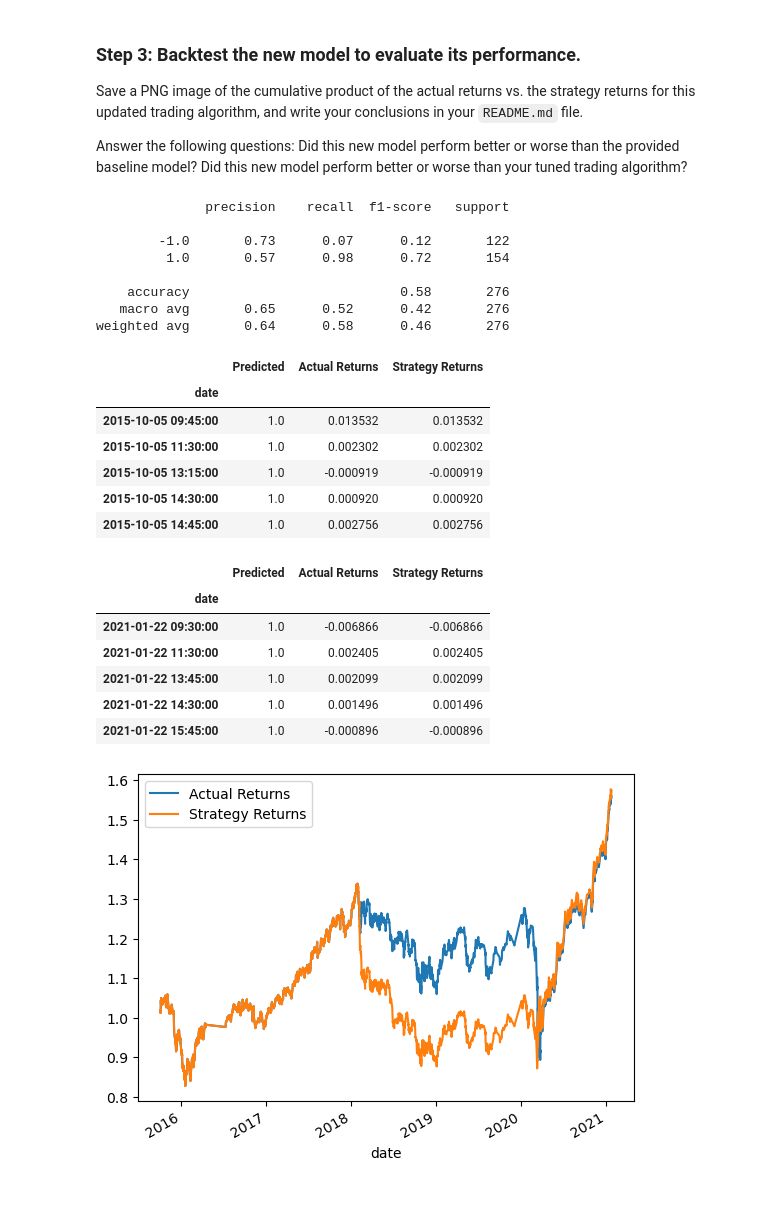
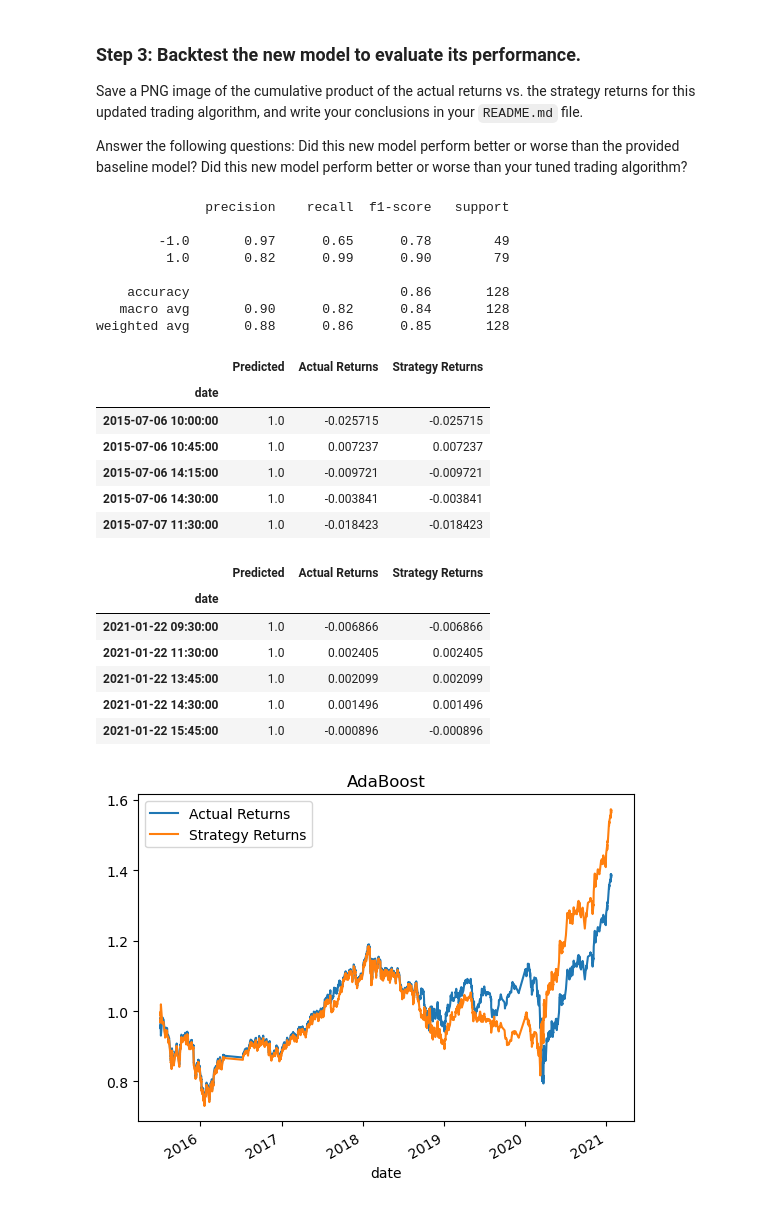
Before and after one commit to apakuki/FinTechBC-Homework-Unit14, a Jupyter notebook: Starter_Code/machine_learning_trading_bot.ipynb, the cells around one changed output. Cells and saved outputs as stored; diff of their text form; code cells hidden in the pictures.

```diff
--- a/Starter_Code/machine_learning_trading_bot.ipynb
+++ b/Starter_Code/machine_learning_trading_bot.ipynb
@@ -428,10 +431,12 @@ In this section, you’ll use the original parameters that the starter code prov
 # Import a new classifier from SKLearn
 # YOUR CODE HERE
 from sklearn.linear_model import LogisticRegression
+from sklearn.ensemble import AdaBoostClassifier
 
 # Initiate the model instance
 # YOUR CODE HERE
-logistic_regression_model = LogisticRegression()
+#logistic_regression_model = LogisticRegression()
+logistic_regression_model = AdaBoostClassifier()
 # %% [markdown]
 ### Step 2: Using the original training data as the baseline model, fit another model with the new classifier.
 # %%
@@ -481,29 +479,14 @@ print(training_report)
 # %% [output]
               precision    recall  f1-score   support
 
-        -1.0       0.73      0.07      0.12       122
-         1.0       0.57      0.98      0.72       154
+        -1.0       0.97      0.65      0.78        49
+         1.0       0.82      0.99      0.90        79
 
-    accuracy                           0.58       276
-   macro avg       0.65      0.52      0.42       276
-weighted avg       0.64      0.58      0.46       276
+    accuracy                           0.86       128
+   macro avg       0.90      0.82      0.84       128
+weighted avg       0.88      0.86      0.85       128
 # %%
 # Create a new empty predictions DataFrame:
-
-# Create a predictions DataFrame
-# YOUR CODE HERE
-
-# Add the SVM model predictions to the DataFrame
-# YOUR CODE HERE
-
-# Add the actual returns to the DataFrame
-# YOUR CODE HERE
-
-# Add the strategy returns to the DataFrame
-# YOUR CODE HERE
-
-# Review the DataFrame
-# YOUR CODE HERE
 
 # Create a predictions DataFrame
 lr_predictions_df = pd.DataFrame(index=X_test.index)
@@ -524,11 +507,11 @@ display(predictions_df.tail())
 # %% [output]
 |  | Predicted | Actual Returns | Strategy Returns |
 | date |  |  |  |
-| 2015-10-05 09:45:00 | 1.0 | 0.013532 | 0.013532 |
-| 2015-10-05 11:30:00 | 1.0 | 0.002302 | 0.002302 |
-| 2015-10-05 13:15:00 | 1.0 | -0.000919 | -0.000919 |
-| 2015-10-05 14:30:00 | 1.0 | 0.000920 | 0.000920 |
-| 2015-10-05 14:45:00 | 1.0 | 0.002756 | 0.002756 |
+| 2015-07-06 10:00:00 | 1.0 | -0.025715 | -0.025715 |
+| 2015-07-06 10:45:00 | 1.0 | 0.007237 | 0.007237 |
+| 2015-07-06 14:15:00 | 1.0 | -0.009721 | -0.009721 |
+| 2015-07-06 14:30:00 | 1.0 | -0.003841 | -0.003841 |
+| 2015-07-07 11:30:00 | 1.0 | -0.018423 | -0.018423 |
 |  | Predicted | Actual Returns | Strategy Returns |
 | date |  |  |  |
 | 2021-01-22 09:30:00 | 1.0 | -0.006866 | -0.006866 |
@@ -539,7 +522,7 @@ display(predictions_df.tail())
 # %%
 # Plot the actual returns versus the strategy returns
 # YOUR CODE HERE
-(1 + lr_predictions_df[["Actual Returns", "Strategy Returns"]]).cumprod().plot()
-plt.savefig('./Resources/Baseline_against_LR.png')
+(1 + lr_predictions_df[["Actual Returns", "Strategy Returns"]]).cumprod().plot(title='AdaBoost')
+plt.savefig('./Resources/Baseline_against_AdaBoost.png')
 # %% [output]
-[figure, old version]
+[figure, new version]
```
Also changed, not shown: parts of 2 cells of this notebook, 3 other files.
